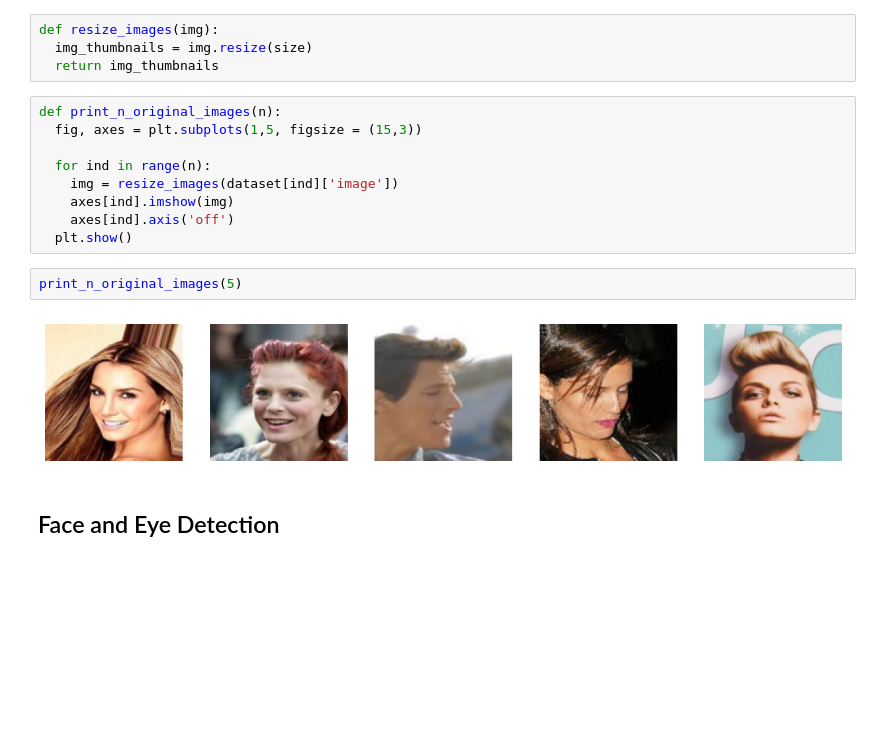
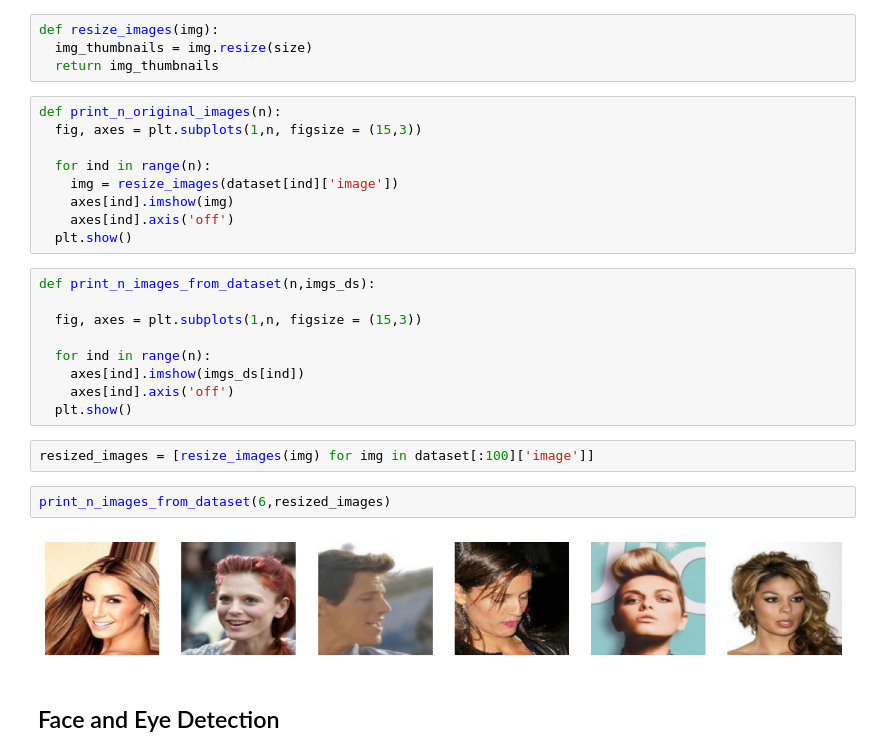
Before and after one commit to SabagYoav/Image-Processing, a Jupyter notebook: Synthetic_Eyes_Dataset_construction.ipynb, the cells around one changed output. Drawn from its saved outputs; the diff is of its cells as text; blank space fills up the shorter version.

```diff
--- a/Synthetic_Eyes_Dataset_construction.ipynb
+++ b/Synthetic_Eyes_Dataset_construction.ipynb
@@ -89,17 +89,28 @@ def resize_images(img):
   return img_thumbnails
 # %%
 def print_n_original_images(n):
-  fig, axes = plt.subplots(1,5, figsize = (15,3))
+  fig, axes = plt.subplots(1,n, figsize = (15,3))
 
   for ind in range(n):
     img = resize_images(dataset[ind]['image'])
     axes[ind].imshow(img)
     axes[ind].axis('off')
   plt.show()
-# %%
-print_n_original_images(5)
-# %% [output]
-[figure, removed]
+# %%
+def print_n_images_from_dataset(n,imgs_ds):
+
+  fig, axes = plt.subplots(1,n, figsize = (15,3))
+
+  for ind in range(n):
+    axes[ind].imshow(imgs_ds[ind])
+    axes[ind].axis('off')
+  plt.show()
+# %%
+resized_images = [resize_images(img) for img in dataset[:100]['image']]
+# %%
+print_n_images_from_dataset(6,resized_images)
+# %% [output]
+[figure, added]
 # %% [markdown]
 ## Face and Eye Detection
 # %%
```
Also changed, not shown: parts of 3 cells of this notebook.
